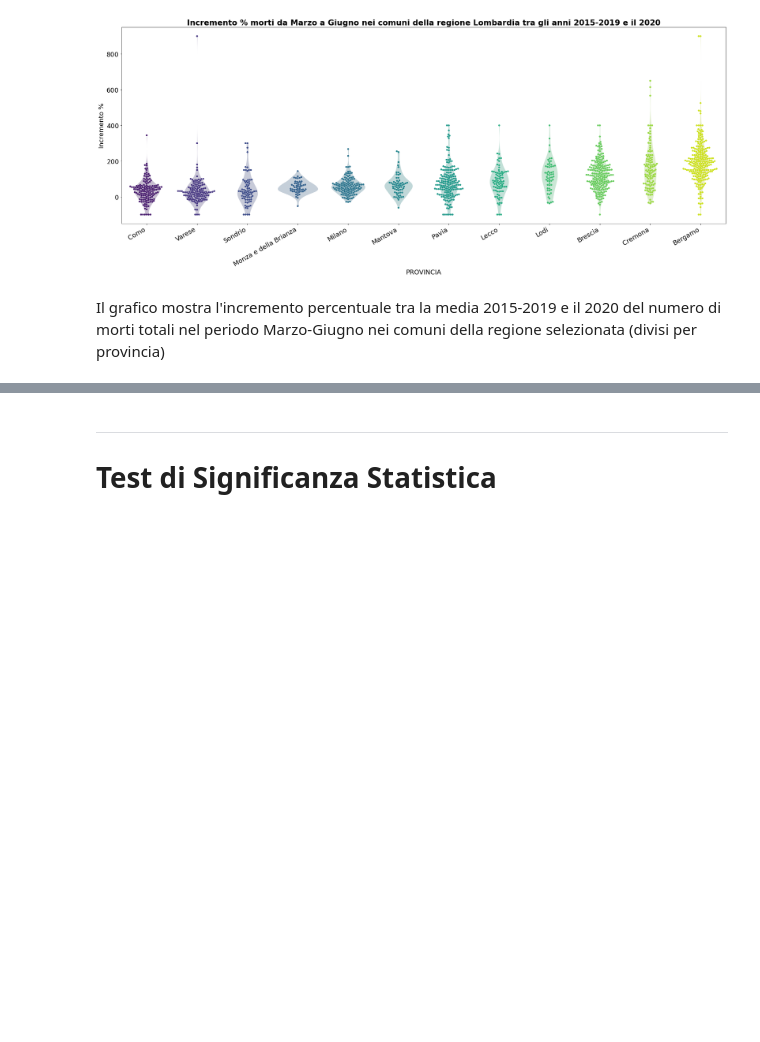
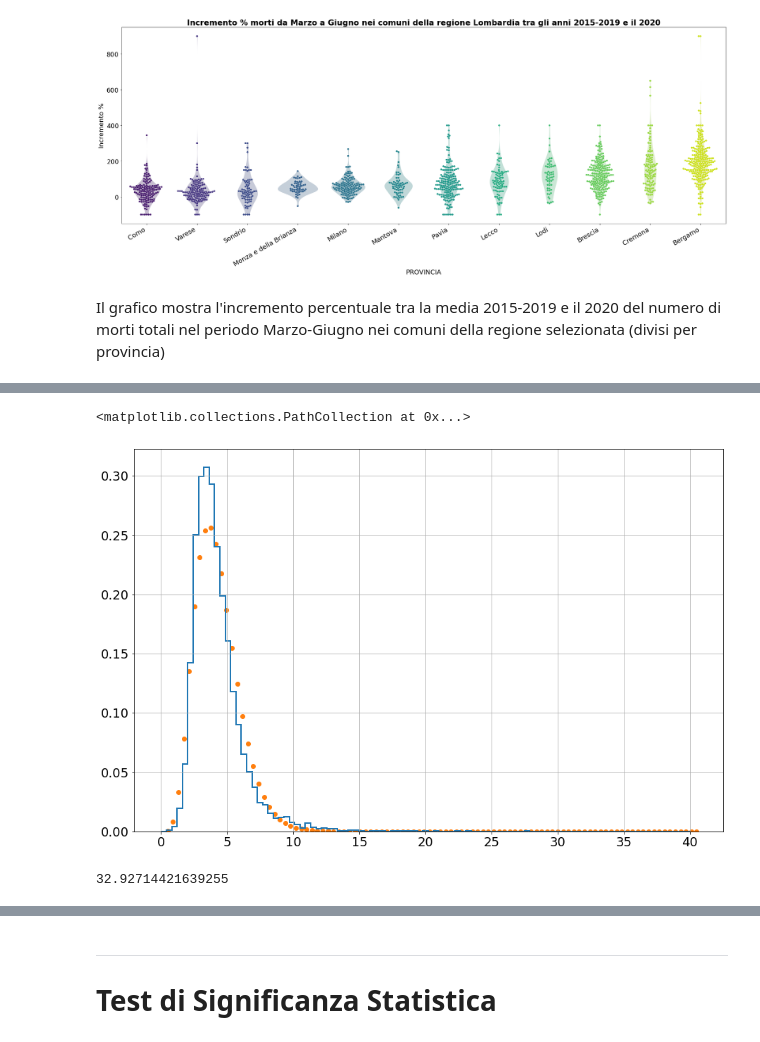
Before and after one commit to EdoardoTronconi/ProgettoPS, a Jupyter notebook: Esame_Tronconi_975734.ipynb, the cells around one changed output, grey strips where cells are left out. Drawn from its saved outputs; the diff is of its cells as text; code cells hidden in the pictures; blank space fills up the shorter version.

```diff
--- a/Esame_Tronconi_975734.ipynb
+++ b/Esame_Tronconi_975734.ipynb
@@ -739,0 +652,14 @@ st.norm.fit(incrDecessi_Over65_su_Tot.replace([np.inf,-np.inf],np.nan).dropna())
+# %%
+paramGamma2020 = st.gamma.fit(TASSO_DECESSI.loc[( slice(None)),('TOTALI (Mar-Giu)','MEDIA 2015-2019','totale')].loc[TASSO_DECESSI.loc[( slice(None)),('TOTALI (Mar-Giu)','MEDIA 2015-2019','totale')]>0], floc=0)
+# %%
+gamma = st.gamma(a=paramGamma2020[0],loc=paramGamma2020[1], scale=paramGamma2020[2])
+# %%
+ax = TASSO_DECESSI.loc[( slice(None)),('TOTALI (Mar-Giu)','MEDIA 2015-2019','totale')].hist(bins=np.linspace(1E-10,40,100), histtype='step', lw=2, label='2020', density=True)
+plt.scatter(x=np.linspace(0.5,40.5,100), y=gamma.pdf(np.linspace(0.5,40.5,100)))
+# %% [output]
+<matplotlib.collections.PathCollection at 0x...>
+[figure, added]
+# %%
+DECESSI.loc[:,('TOTALI (Mar-Giu)','2020','totale')].mean()
+# %% [output]
+32.92714421639255
```
Also changed, not shown: parts of 80 cells of this notebook.
